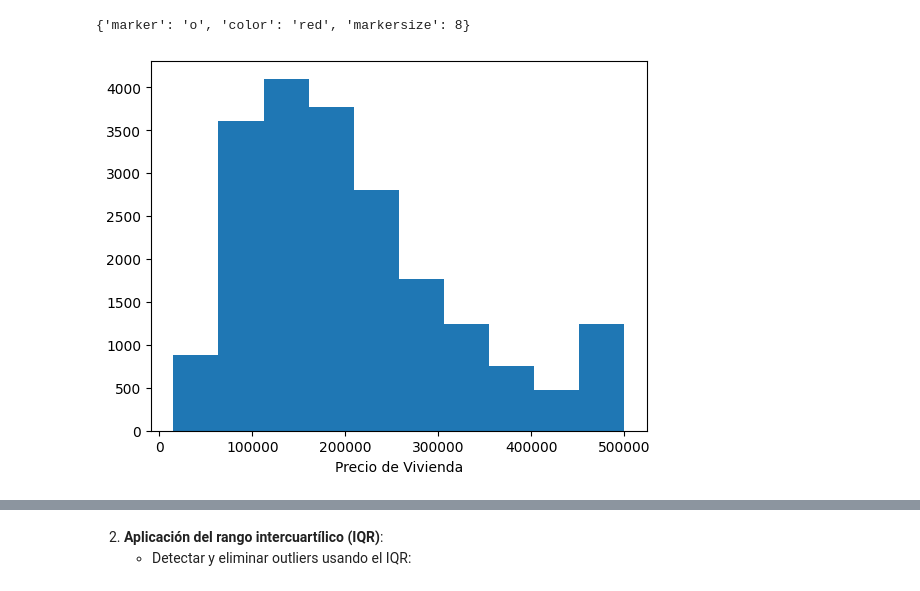
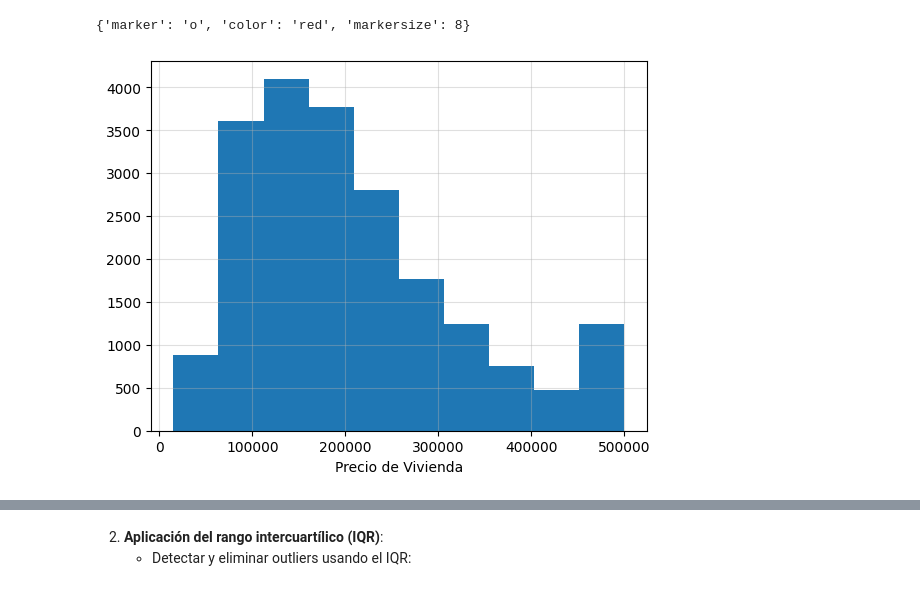
Before and after one commit to marco-canas/regresion_clasificacion, a Jupyter notebook: regresion_vivienda/recurso_regresion/1_modelo_regresion_vivienda.ipynb, the cells around one changed output, grey strips where cells are left out. Cells and saved outputs as stored; diff of their text form; code cells hidden in the pictures.

```diff
--- a/regresion_vivienda/recurso_regresion/1_modelo_regresion_vivienda.ipynb
+++ b/regresion_vivienda/recurso_regresion/1_modelo_regresion_vivienda.ipynb
@@ -514,7 +515,7 @@ Index(['longitud', 'latitud', 'antiguedad', 'habitaciones', 'dormitorios',
        'dormitorios_por_habitaciones', 'poblacion_por_hogar'],
       dtype='object')
 # %%
-predictores_seleccionados = selector2(v_copia_codificada, target_column='precio', \
+v_copia_codificada_seleccionada = selector2(v_copia_codificada, target_column='precio', \
        predictores_numericos=['longitud', 'latitud', 'antiguedad', 'habitaciones', 'dormitorios',
        'hogares', 'ingresos', 'poblacion'], predictores_categoricos=['proximidad_<1H OCEAN',
        'proximidad_INLAND', 'proximidad_ISLAND', 'proximidad_NEAR BAY',
@@ -538,2 +522,0 @@ predictores_seleccionados
-# %%
-v_copia_codificada_seleccionada = v_copia_codificada[predictores_seleccionados+['precio']]
@@ -568,10 +540,13 @@ flierprops
 # %%
 import matplotlib.pyplot as plt
 plt.xlabel('Precio de Vivienda')
 plt.hist(v_copia_codificada_seleccionada.precio, label = 'Precio de vivienda')
+
+plt.grid(alpha = 0.4) # Dotar de cuadrícula al gráfico
+
 plt.show()
 # %% [output]
-[figure, old version]
+[figure, new version]
 # %%
 # Crear el diagrama de caja
 import matplotlib.pyplot as plt
```
Also changed, not shown: parts of 21 cells of this notebook, 2 other files.
